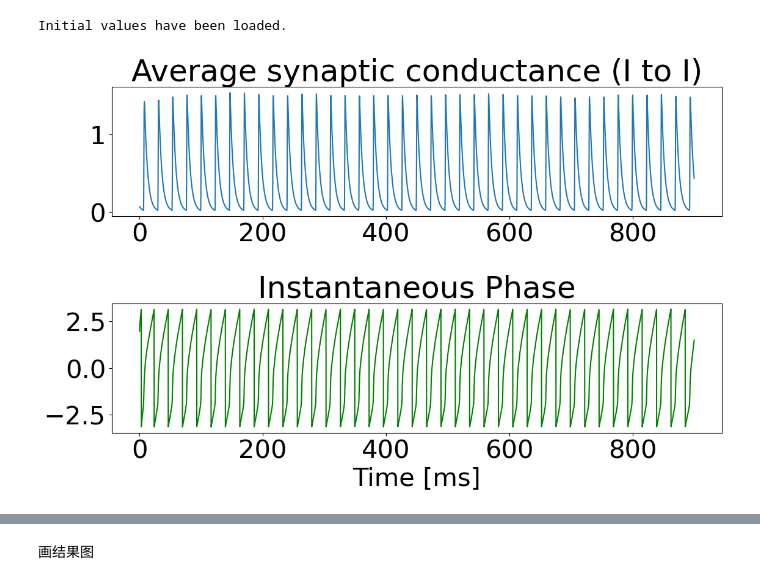
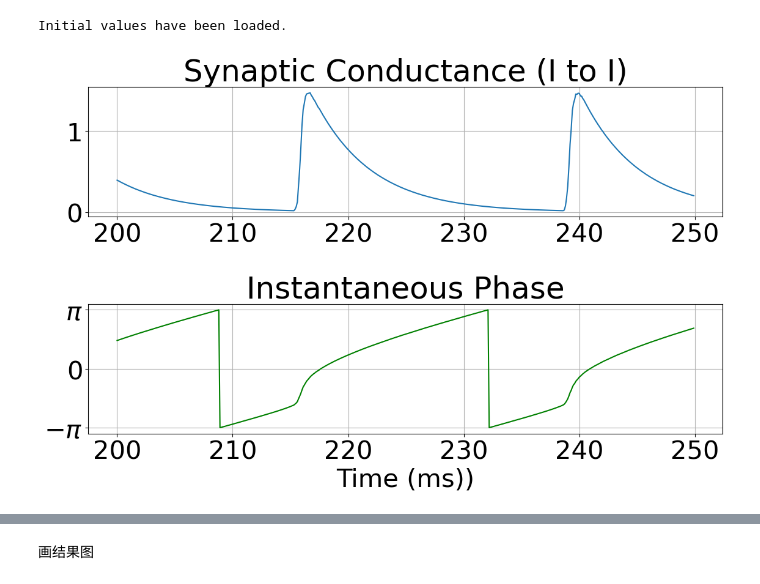
Before and after one commit to LiBinUtokyo/LowRank_ModifiedTheta_SNN, a Jupyter notebook: PYTHON/phase_sensitivity.ipynb, the cells around one changed output, grey strips where cells are left out. Saved outputs shown, nothing was run; the diff lists cells and outputs as text; code cells hidden in the pictures.

```diff
--- a/PYTHON/phase_sensitivity.ipynb
+++ b/PYTHON/phase_sensitivity.ipynb
@@ -174,35 +174,46 @@ signal = np.mean(g_ref_II_np, axis=0)[int(T_pre/dt):]
 mean_signal = np.mean(signal)
 signal = signal - mean_signal
 analytic_signal = hilbert(signal)
 amplitude_envelope = np.abs(analytic_signal)  # 振幅包络
 instantaneous_phase = np.angle(analytic_signal)  # 相位信息
 # 绘制波形及其相位信息
 plt.figure(figsize=(12, 8))
 t = np.array(range(len(signal)))*dt
 # 原始信号
 plt.subplot(2, 1, 1)
 # plt.figure(figsize=(12, 8))
-plt.plot(t, signal+mean_signal)
-plt.title("Average synaptic conductance (I to I)")
+plt.plot(t[int(200/dt):int(250/dt)], signal[int(200/dt):int(250/dt)]+mean_signal)
+plt.title("Synaptic Conductance (I to I)")
+# plt.yticks([])
+plt.grid(True)
 # plt.xlabel("Time [ms]")
 # plt.ylabel("Amplitude")
 # plt.legend()
+
+
+
 
 # # 振幅包络
 # plt.subplot(3, 1, 2)
 # plt.plot(t, amplitude_envelope, color='orange')
 # plt.title("Amplitude Envelope (Magnitude of Analytic Signal)")
 
 # 相位信息
 plt.subplot(2, 1, 2)
 # plt.figure(figsize=(12, 8))
-plt.plot(t, instantaneous_phase, color='green')
+# plt.plot(t, instantaneous_phase, color='green')
+plt.plot(t[int(200/dt):int(250/dt)], instantaneous_phase[int(200/dt):int(250/dt)], color='green')
 plt.title("Instantaneous Phase")
-plt.xlabel("Time [ms]")
+plt.xlabel("Time (ms))")
 # plt.ylabel("Phase [radians]")
 # plt.legend()
+ticks = [-np.pi,  0,  np.pi]
+labels = [r"$-\pi$",  r"$0$",  r"$\pi$"]
+
+plt.yticks(ticks, labels)
 
 plt.tight_layout()
+plt.grid(True)
 plt.show()
 # %% [output]
-[figure, old version]
+[figure, new version]
```
Also changed, not shown: parts of 8 cells of this notebook, 3 other files.
